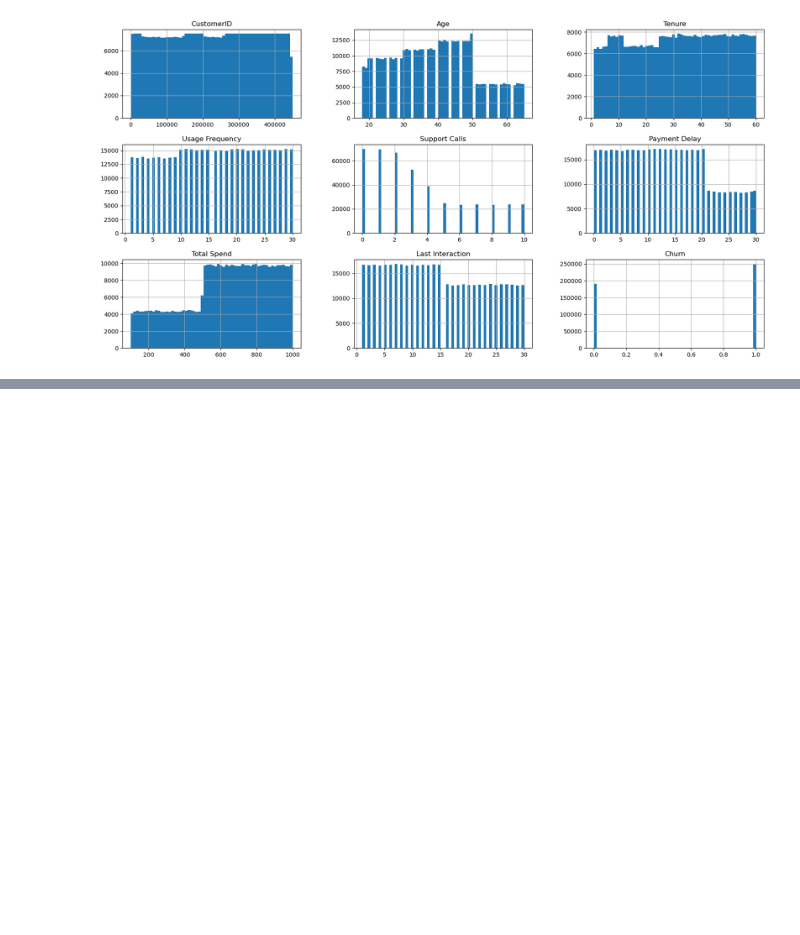
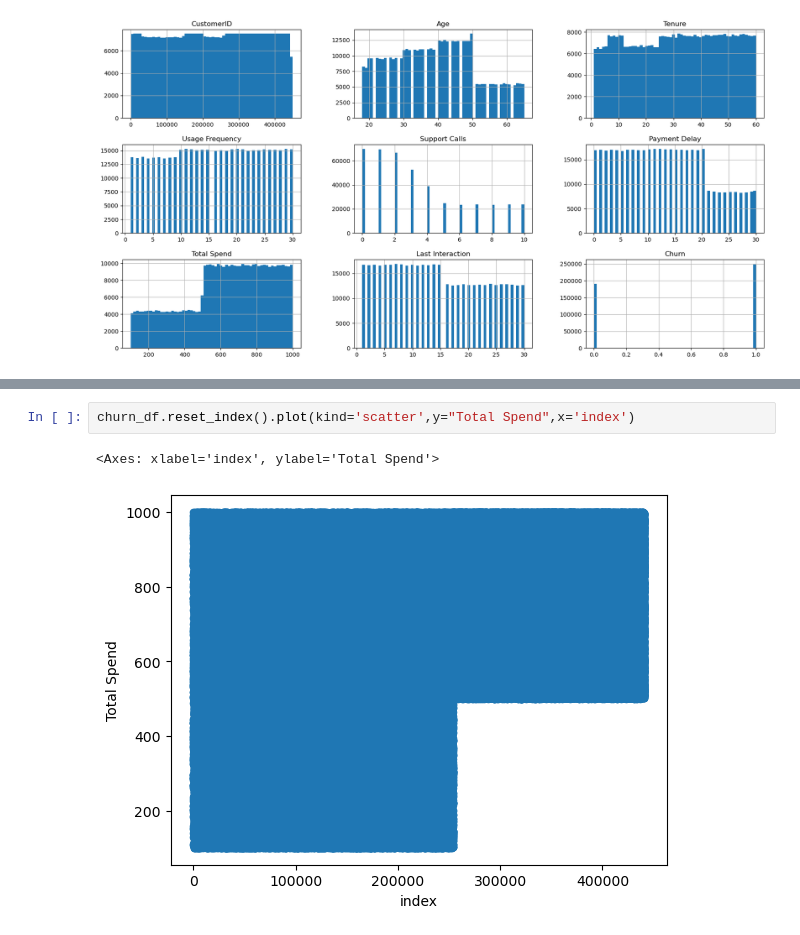
Before and after one commit to olliewhitman96/customer-churn, a Jupyter notebook: Presentable Notebook.ipynb, the cells around one changed output, grey strips where cells are left out. Saved outputs shown, nothing was run; the diff lists cells and outputs as text; blank space fills up the shorter version.

```diff
--- a/Presentable Notebook.ipynb
+++ b/Presentable Notebook.ipynb
@@ -70,3 +105,8 @@ churn_df.describe()
 | 50% | 226125.500000 | 39.000000 | 32.000000 | 16.000000 | 3.000000 | 12.000000 | 661.000000 | ... |
 | 75% | 337739.250000 | 48.000000 | 46.000000 | 23.000000 | 6.000000 | 19.000000 | 830.000000 | ... |
 | max | 449999.000000 | 65.000000 | 60.000000 | 30.000000 | 10.000000 | 30.000000 | 1000.000000 | ... |
+# %%
+churn_df.reset_index().plot(kind='scatter',y="Total Spend",x='index')
+# %% [output]
+<Axes: xlabel='index', ylabel='Total Spend'>
+[figure, added]
```
Also changed, not shown: parts of 6 cells of this notebook.
